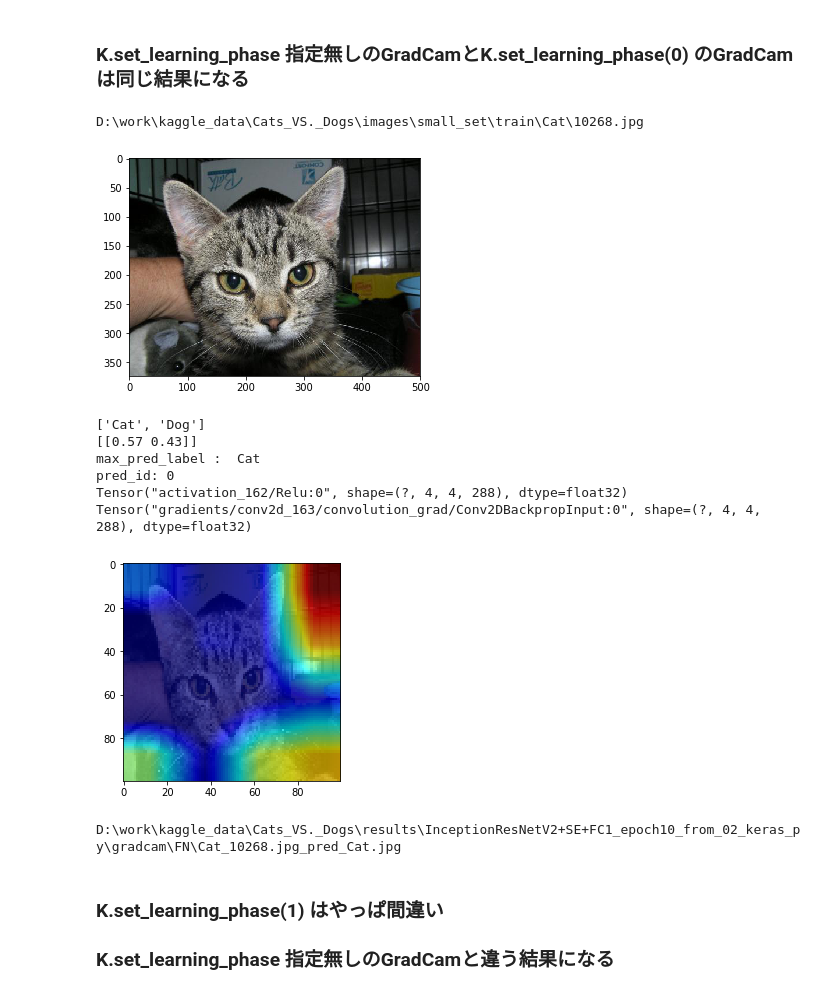
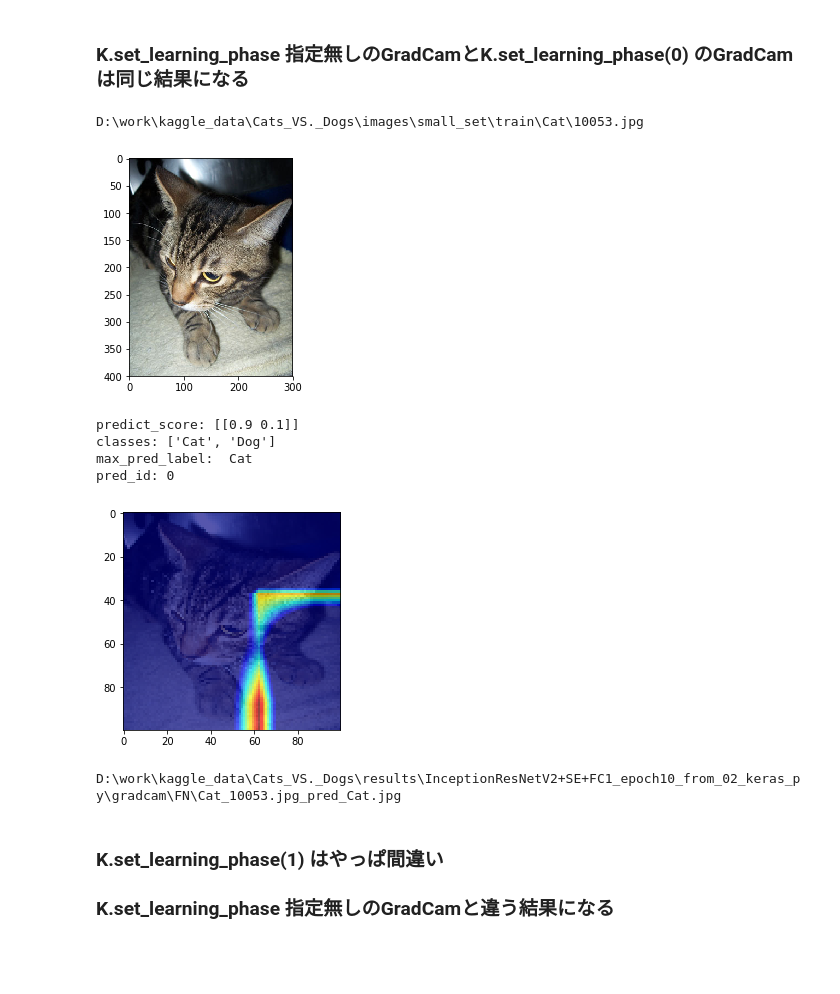
Before and after one commit to emmanuelol/02_keras_py, a Jupyter notebook: experiment/Cats_VS._Dogs_test.ipynb, the cells around one changed output. Cells and saved outputs as stored; diff of their text form; code cells hidden in the pictures; blank space fills up the shorter version.

```diff
--- a/experiment/Cats_VS._Dogs_test.ipynb
+++ b/experiment/Cats_VS._Dogs_test.ipynb
@@ -532,44 +537,42 @@ load_model = keras.models.load_model(os.path.join(output_dir, 'finetuning.h5'))
 data_paths = glob.glob(train_data_dir+'/**', recursive=True)
 pred_path = data_paths[3]
 
 # grad_cam掛けるクラスid取得
-pred_id = base_predict.pred_from_1img(load_model, pred_path, img_rows, img_cols, classes)
+pred_id, pred_score = base_predict.pred_from_1img(load_model, pred_path, img_rows, img_cols, classes)
 print('pred_id:', str(pred_id))
 
 # 入力画像ロード(image.load_img)してをarray型に変換(image.img_to_array)
 x = image.img_to_array(image.load_img(pred_path, target_size=(img_rows, img_cols)))
 X = grad_cam.preprocess_x(x)
 
 # grad_cam
 class_output = load_model.output[:, pred_id]
 jetcam = grad_cam.grad_cam(load_model, X, x, 'activation_162', img_rows, img_cols, class_output)
 
 # Grad-cam画像保存+表示
 grad_cam_img = image.array_to_img(jetcam)
 plt.imshow(grad_cam_img)
 plt.show()
 
 # TP/FN/FP/TN/NAN を判定し、判定結果を出力パスに含める
 y_true_label = os.path.basename(os.path.dirname(pred_path)) # 正解ラベルであるファイルの直上のフォルダ名のみを取得
 judge = grad_cam.judge_evaluate(pred_id, y_true_label, positive=y_true_label, negative=pred_id)
 judge_out_grad_cam_dir = os.path.join(output_dir, 'gradcam', judge)
 out_jpg = os.path.join(judge_out_grad_cam_dir, y_true_label+'_'+os.path.basename(pred_path)+'_pred_'+classes[pred_id]+'.jpg')
 print(out_jpg)
 
 # ファイル出力
 #os.makedirs(judge_out_grad_cam_dir, exist_ok=True)
 #grad_cam_img.save(out_jpg, 'JPEG', quality=100, optimize=True)
 # %% [output]
-D:\work\kaggle_data\Cats_VS._Dogs\images\small_set\train\Cat\10268.jpg
+D:\work\kaggle_data\Cats_VS._Dogs\images\small_set\train\Cat\10053.jpg
-[figure, old version]
+[figure, new version]
-['Cat', 'Dog']
-[[0.57 0.43]]
-max_pred_label :  Cat
+predict_score: [[0.9 0.1]]
+classes: ['Cat', 'Dog']
+max_pred_label:  Cat
 pred_id: 0
-Tensor("activation_162/Relu:0", shape=(?, 4, 4, 288), dtype=float32)
-Tensor("gradients/conv2d_163/convolution_grad/Conv2DBackpropInput:0", shape=(?, 4, 4, 288), dtype=float32)
-[figure, old version]
+[figure, new version]
-D:\work\kaggle_data\Cats_VS._Dogs\results\InceptionResNetV2+SE+FC1_epoch10_from_02_keras_py\gradcam\FN\Cat_10268.jpg_pred_Cat.jpg
+D:\work\kaggle_data\Cats_VS._Dogs\results\InceptionResNetV2+SE+FC1_epoch10_from_02_keras_py\gradcam\FN\Cat_10053.jpg_pred_Cat.jpg
 # %% [markdown]
 ### K.set_learning_phase(1) はやっぱ間違い
 ### K.set_learning_phase 指定無しのGradCamと違う結果になる
```
Also changed, not shown: parts of 20 cells of this notebook, 7 other files.
